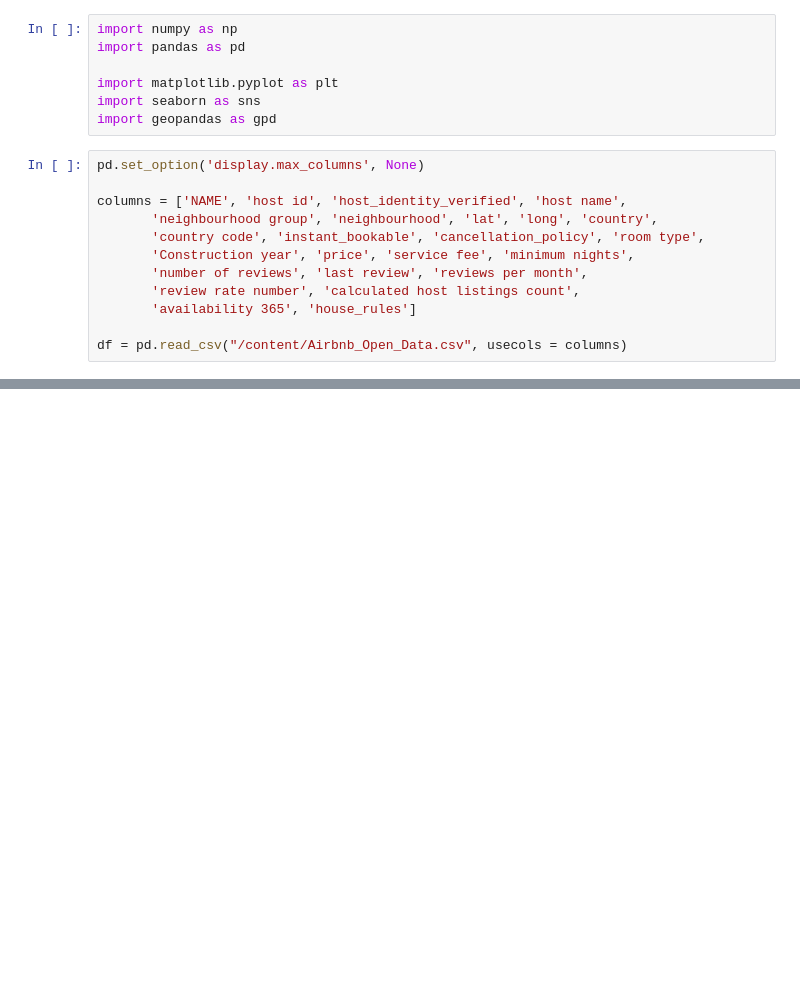
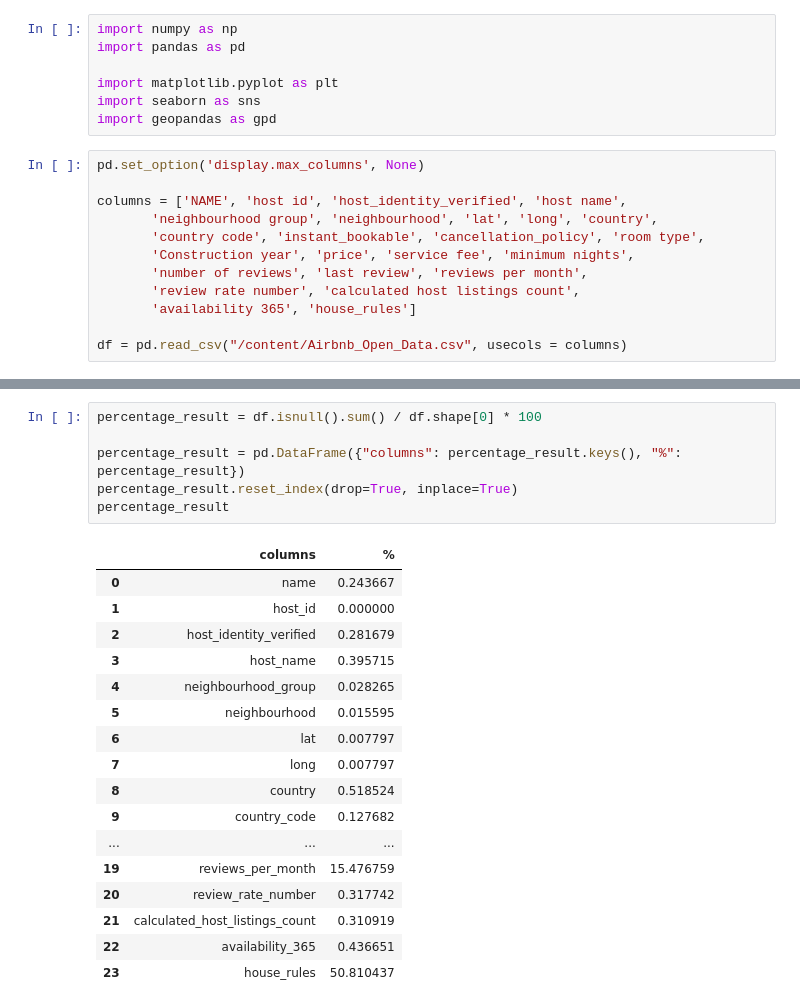
Before and after one commit to tmy-datamesa/airbnb, a Jupyter notebook: airbnb_EDA.ipynb, the cells around one changed output, grey strips where cells are left out. Drawn from its saved outputs; the diff is of its cells as text; blank space fills up the shorter version.

```diff
--- a/airbnb_EDA.ipynb
+++ b/airbnb_EDA.ipynb
@@ -29,0 +50,24 @@ df.head(3)
+# %%
+percentage_result = df.isnull().sum() / df.shape[0] * 100
+
+percentage_result = pd.DataFrame({"columns": percentage_result.keys(), "%": percentage_result})
+percentage_result.reset_index(drop=True, inplace=True)
+percentage_result
+# %% [output]
+|  | columns | % |
+| 0 | name | 0.243667 |
+| 1 | host_id | 0.000000 |
+| 2 | host_identity_verified | 0.281679 |
+| 3 | host_name | 0.395715 |
+| 4 | neighbourhood_group | 0.028265 |
+| 5 | neighbourhood | 0.015595 |
+| 6 | lat | 0.007797 |
+| 7 | long | 0.007797 |
+| 8 | country | 0.518524 |
+| 9 | country_code | 0.127682 |
+| ... | ... | ... |
+| 19 | reviews_per_month | 15.476759 |
+| 20 | review_rate_number | 0.317742 |
+| 21 | calculated_host_listings_count | 0.310919 |
+| 22 | availability_365 | 0.436651 |
+| 23 | house_rules | 50.810437 |
```
Also changed, not shown: parts of 30 cells of this notebook.
